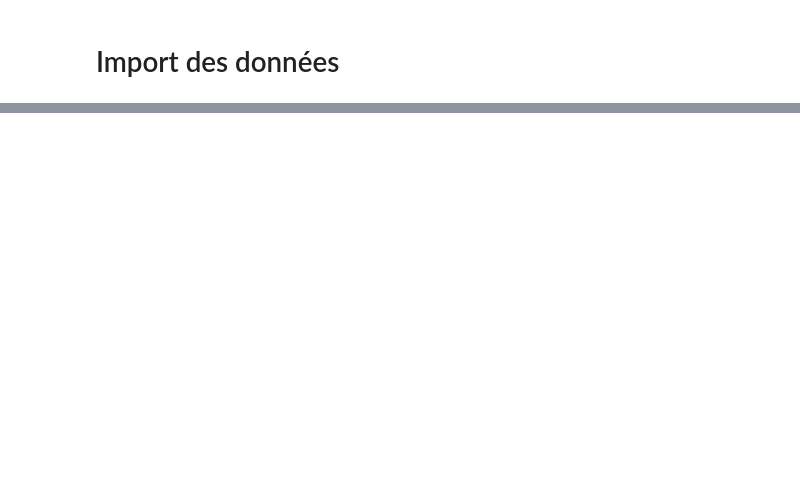
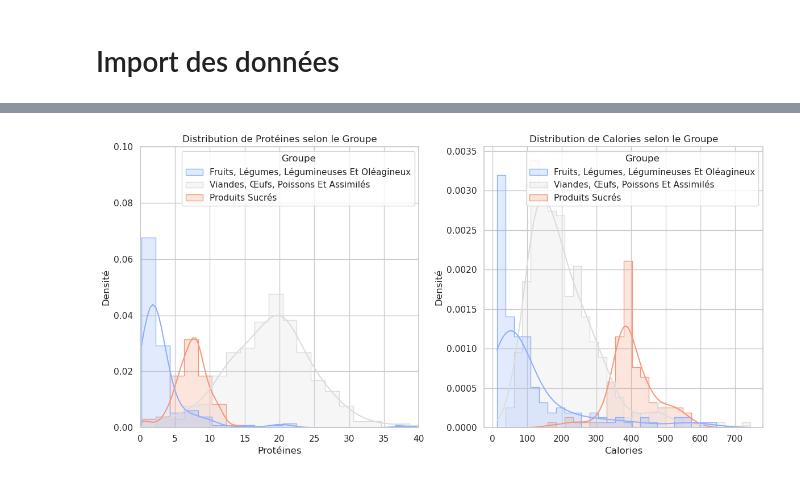
Before and after one commit to Louismoraine/python-pour-data-science, a Jupyter notebook: scripts/projet.ipynb, the cells around one changed output, grey strips where cells are left out. Cells and saved outputs as stored; diff of their text form; code cells hidden in the pictures; blank space fills up the shorter version.

```diff
--- a/scripts/projet.ipynb
+++ b/scripts/projet.ipynb
@@ -181,0 +115,25 @@ plt.show()
+# %%
+plt.figure(figsize=(12, 6))
+df_viande_fruits_sucrés = df_svm[df_svm['Groupe'].isin(['Fruits, Légumes, Légumineuses Et Oléagineux','Viandes, Œufs, Poissons Et Assimilés','Produits Sucrés'])]
+
+# Protéines
+plt.subplot(1, 2, 1)
+sns.histplot(data=df_viande_fruits_sucrés, x='Protéines', hue='Groupe', kde=True, element='step', palette='coolwarm', stat='density', bins=40)
+plt.title("Distribution de Protéines selon le Groupe")
+plt.ylabel("Densité")
+plt.xlim(0,40)
+plt.ylim(0,0.1)
+
+# Calories
+plt.subplot(1, 2, 2)
+sns.histplot(data=df_viande_fruits_sucrés, x='Calories', hue='Groupe', kde=True, element='step', palette='coolwarm', stat='density', bins=30)
+plt.title("Distribution de Calories selon le Groupe")
+plt.ylabel("Densité")
+plt.xlim()
+plt.ylim()
+
+# Afficher le plot
+plt.tight_layout()
+plt.show()
+# %% [output]
+[figure, added]
```
Also changed, not shown: parts of 15 cells of this notebook, 1 other file.
